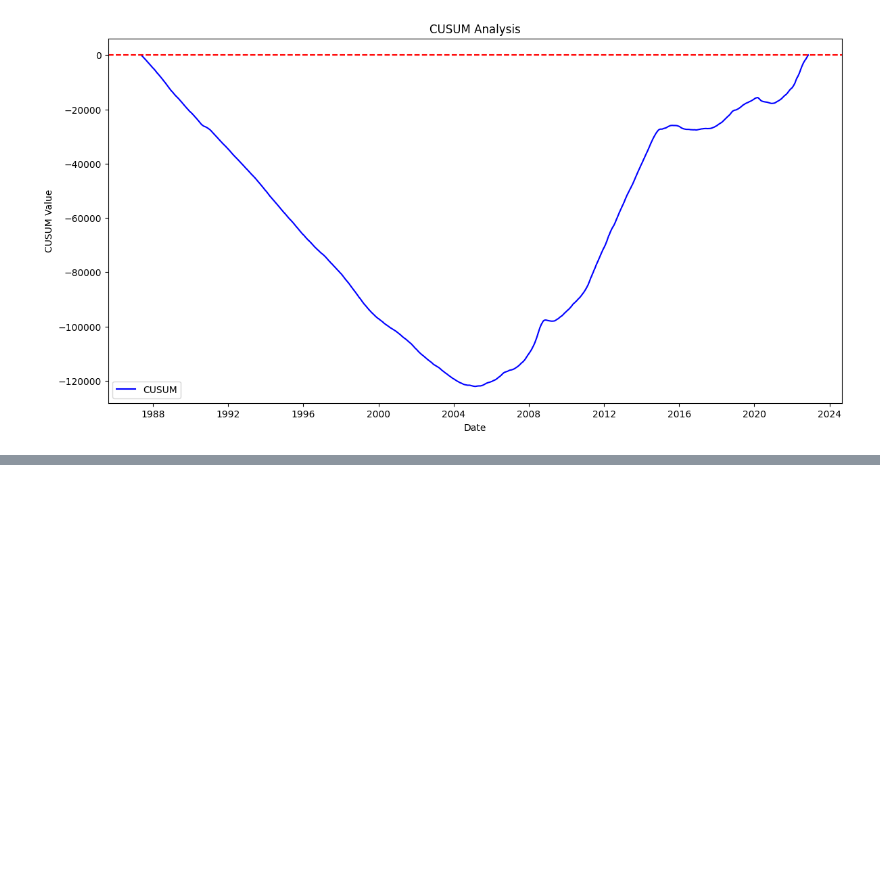
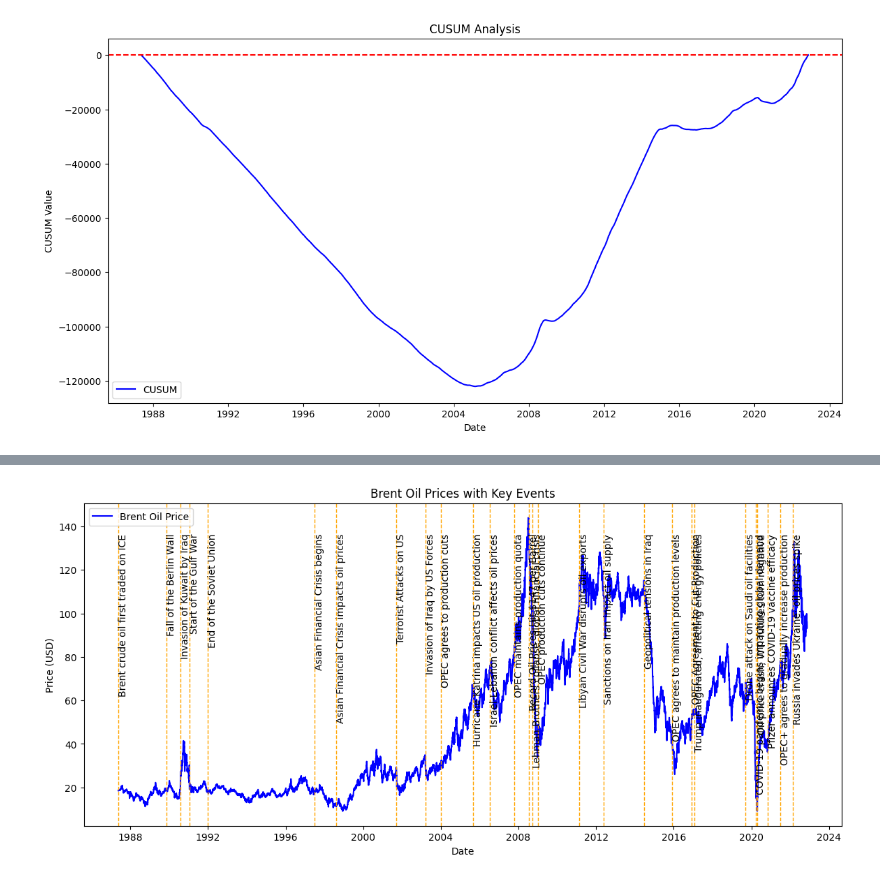
Before and after one commit to GetieBalew24/BrentOil-PriceModeling, a Jupyter notebook: notebooks/oil_price_EDA.ipynb, the cells around one changed output, grey strips where cells are left out. Drawn from its saved outputs; the diff is of its cells as text; code cells hidden in the pictures; blank space fills up the shorter version.

```diff
--- a/notebooks/oil_price_EDA.ipynb
+++ b/notebooks/oil_price_EDA.ipynb
@@ -132,0 +178,46 @@ processor.change_point_analysis()
+# %%
+# Create a list of significant events from 1987 to 2022
+events_data = {
+    "1987-05-20": "Brent crude oil first traded on ICE",
+    "1989-11-09": "Fall of the Berlin Wall",
+    "1990-08-02": "Invasion of Kuwait by Iraq",
+    "1991-01-16": "Start of the Gulf War",
+    "1991-12-31": "End of the Soviet Union",
+    "1997-07-02": "Asian Financial Crisis begins",
+    "1998-08-05": "Asian Financial Crisis impacts oil prices",
+    "2001-09-11": "Terrorist Attacks on US",
+    "2003-03-20": "Invasion of Iraq by US Forces",
+    "2004-01-01": "OPEC agrees to production cuts",
+    "2005-08-29": "Hurricane Katrina impacts US oil production",
+    "2006-07-12": "Israel-Lebanon conflict affects oil prices",
+    "2007-10-15": "OPEC maintains production quota",
+    "2008-07-11": "Record Oil Prices Hit $147 per Barrel",
+    "2008-09-15": "Lehman Brothers collapse, global financial crisis",
+    "2009-01-01": "OPEC production cuts continue",
+    "2011-02-15": "Libyan Civil War disrupts oil exports",
+    "2012-05-18": "Sanctions on Iran impact oil supply",
+    "2014-06-24": "Geopolitical tensions in Iraq",
+    "2015-11-30": "OPEC agrees to maintain production levels",
+    "2016-11-30": "OPEC Agreement to Cut Production",
+    "2017-01-20": "Trump inaugurated, affecting energy policies",
+    "2019-09-14": "Drone attack on Saudi oil facilities",
+    "2020-03-20": "COVID-19 pandemic begins impacting global demand",
+    "2020-04-20": "Oil price crash; WTI futures turn negative",
+    "2020-11-09": "Pfizer announces COVID-19 vaccine efficacy",
+    "2021-07-01": "OPEC+ agrees to gradually increase production",
+    "2022-02-24": "Russia invades Ukraine; oil prices spike",
+}
+# %%
+# Plot events on price time series
+plt.figure(figsize=(14, 6))
+plt.plot(data.index, data['Price'], color='blue', label='Brent Oil Price')
+for date, label in events_data.items():
+    plt.axvline(pd.to_datetime(date), color='orange', linestyle='--', linewidth=1)
+    plt.text(pd.to_datetime(date), data['Price'].max()*0.95, label, rotation=90, verticalalignment='top')
+plt.title("Brent Oil Prices with Key Events")
+plt.xlabel("Date")
+plt.ylabel("Price (USD)")
+plt.legend()
+plt.show()
+# %% [output]
+[figure, added]
```
Also changed, not shown: parts of 13 cells of this notebook.
